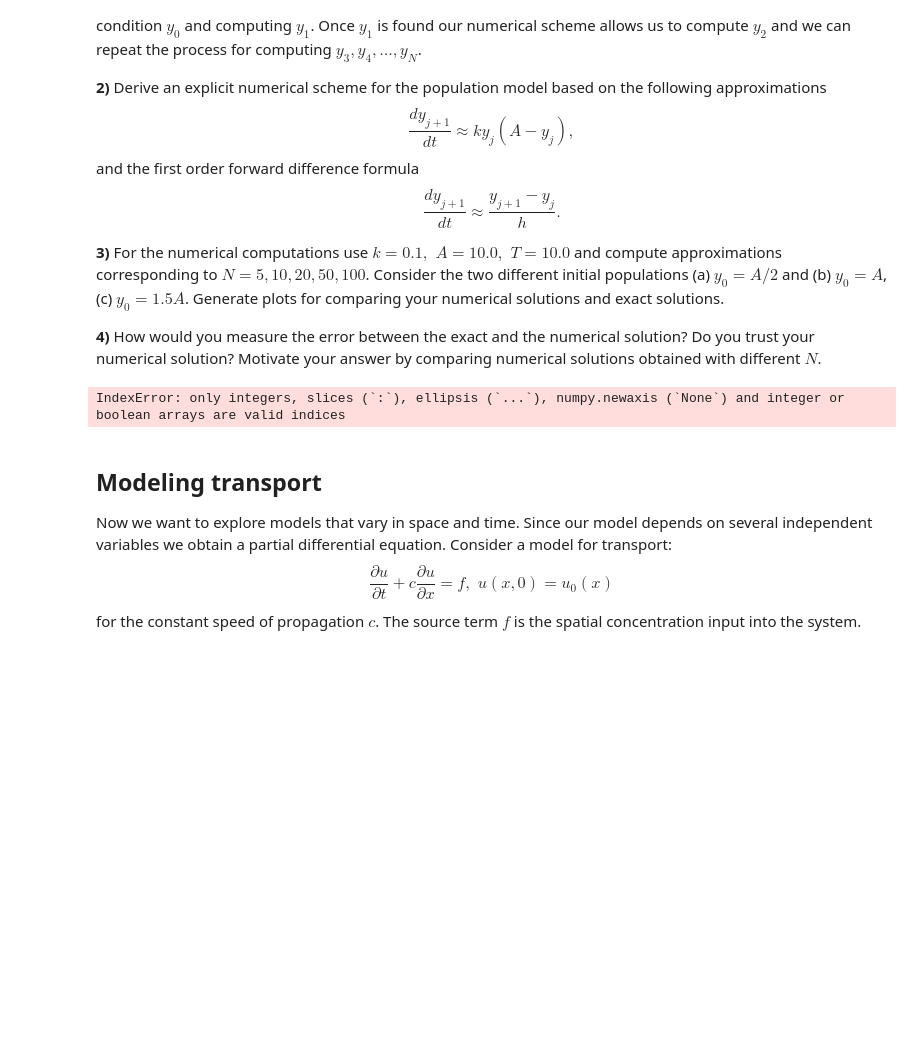
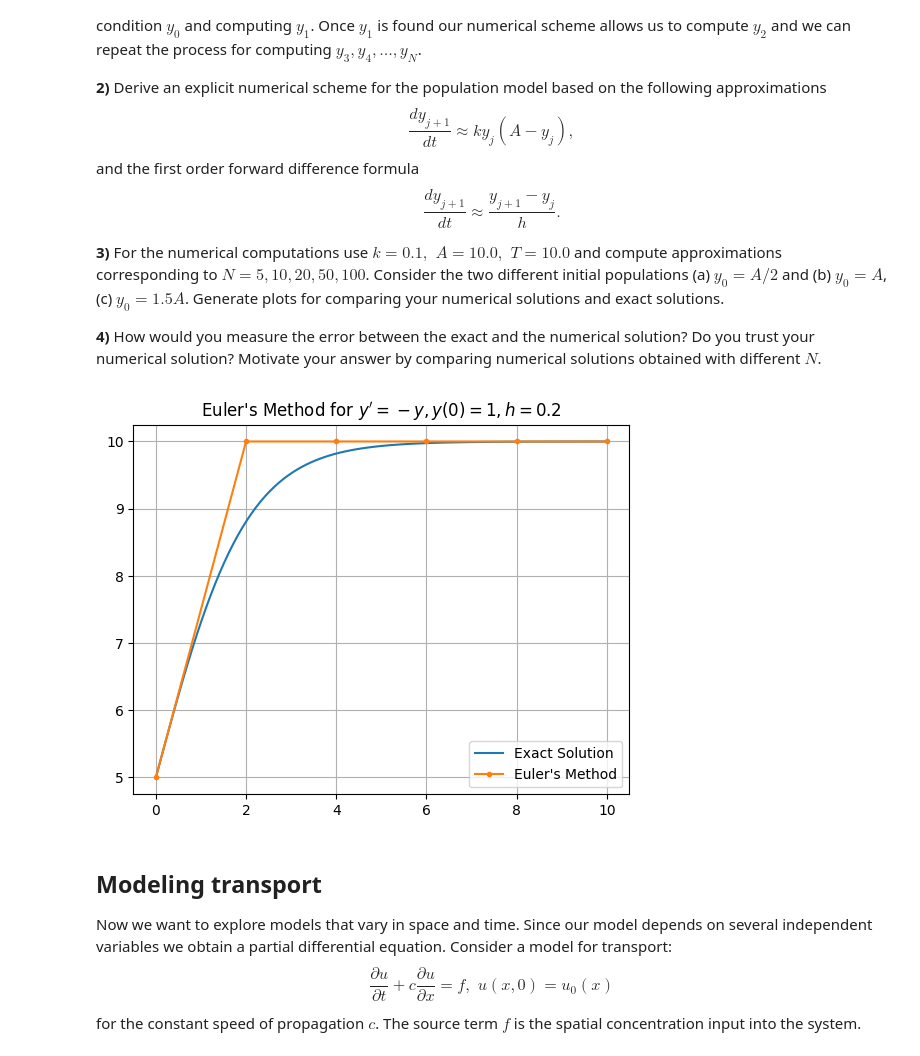
Before and after one commit to kalle6452/PDE, a Jupyter notebook: lab02.ipynb, the cells around one changed output. Drawn from its saved outputs; the diff is of its cells as text; code cells hidden in the pictures; blank space fills up the shorter version.

```diff
--- a/lab02.ipynb
+++ b/lab02.ipynb
@@ -248,37 +249,33 @@ $$\frac{dy_{j+1}}{dt}\approx \frac{y_{j+1}-y_{j}}{h}.$$
 **3)** For the numerical computations use $k=0.1,\,\,A=10.0,\,\,T=10.0$ and compute approximations corresponding to $N=5,10,20,50,100$. Consider the two different initial populations (a) $y_0=A/2$ and (b) $y_0=A$, (c) $y_0=1.5 A$. Generate plots for comparing your numerical solutions and exact solutions.
 
 **4)** How would you measure the error between the exact and the numerical solution? Do you trust your numerical solution? Motivate your answer by comparing numerical solutions obtained with different $N$.
-# %%
-# Finite difference
-k = 0.1
-A = 10
-T = 10
-N = 5
-j = 0
-h = T/N
-t = np.linspace(j,T,N+1)
-s = np.zeros(len(t))
-s[0] = A/2
-#y0 = A/2
-for i in t:
-    tj = (i)*h
-    # Forward Euler
-    s[i+1] = s[i] + h*(A*s[i])/(s[i]+(A-s[i])*np.exp(-A*k*t))
-    #y0 = y0 + h*(A*y0)/(y0+(A-y0)*np.exp(-A*k*tj))
-    #y0 = 5 + h*y0
-    #y0 = y0 + h*(A*y0)/(y0+(A-y0)*np.exp(-A*k*t))
-    #y0 = (A*y0)/(y0+(A-y0)*np.exp(-A*k*tj))
-    #y0 = tj*k*y0*(A-y0)
-    #y1 = (A*y0)/(y0+(A-y0)*np.exp(-A*k*tj))
-    #y0 = y1-y0z
-    plt.scatter(tj,s[i])
-    print(y0)
-y0 = 1.5*A
-t = np.linspace(0,T,1000)
-y = (A*y0)/(y0+(A-y0)*np.exp(-A*k*t))
-plt.plot(t,y)
-# %% [output]
-IndexError: only integers, slices (`:`), ellipsis (`...`), numpy.newaxis (`None`) and integer or boolean arrays are valid indices
+# %%
+#f = lambda t,y: -y
+k = 0.1
+A = 10
+T = 10
+y0 = 0.5*A
+h = T/N
+N = 5
+t = np.linspace(0,T,N+1)
+y = np.zeros(len(t))
+y[0] = y0
+#j = 0
+for n in range(N):
+    #y[n+1] = y[n] + h*k*y[n]*(A-y[n])
+    y[n+1] = y[n] + h*k*y[n]*(A-y[n])
+    #f(t[n],y[n])*h
+    #y0 + h*k*y0*(A-y0)
+    #j += 1
+t_exact = np.linspace(0,10,100)
+y_exact = (A*y0)/(y0+(A-y0)*np.exp(-A*k*t_exact))
+
+plt.plot(t_exact,y_exact,label='Exact Solution')
+plt.plot(t,y,'.-',label="Euler's Method")
+plt.grid(True), plt.legend(), plt.title("Euler's Method for $y' = -y, y(0) = 1, h = 0.2$")
+plt.show()
+# %% [output]
+[figure, added]
 # %% [markdown]
 ## Modeling transport
 Now we want to explore models that vary in space and time. Since our model depends on several independent variables we obtain a partial differential equation. Consider a model for transport:
```
Also changed, not shown: parts of 6 cells of this notebook.
